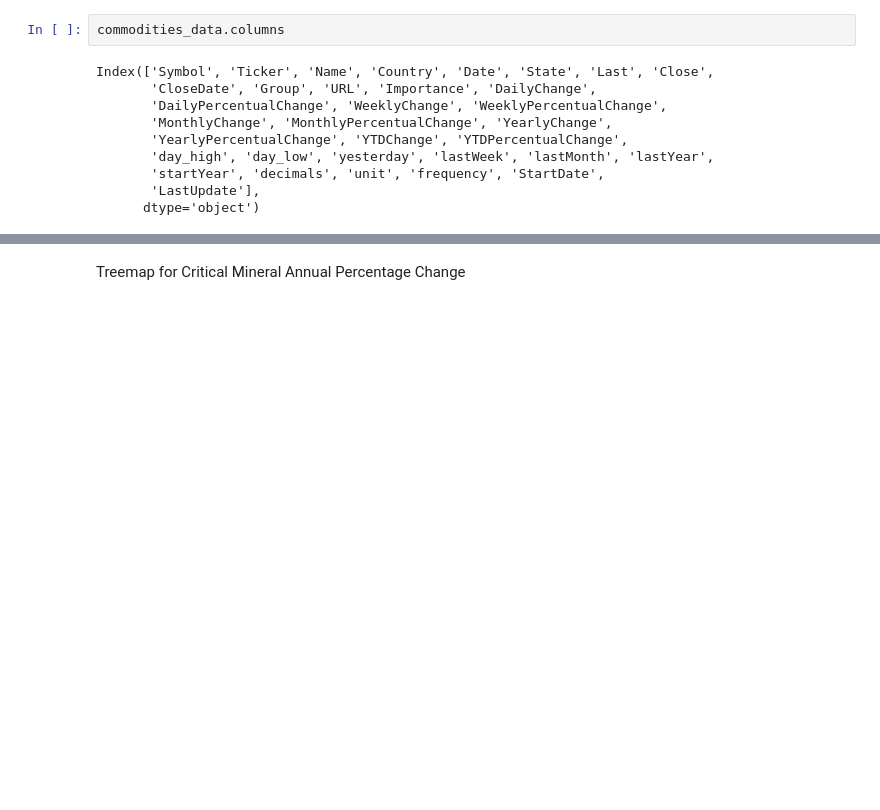
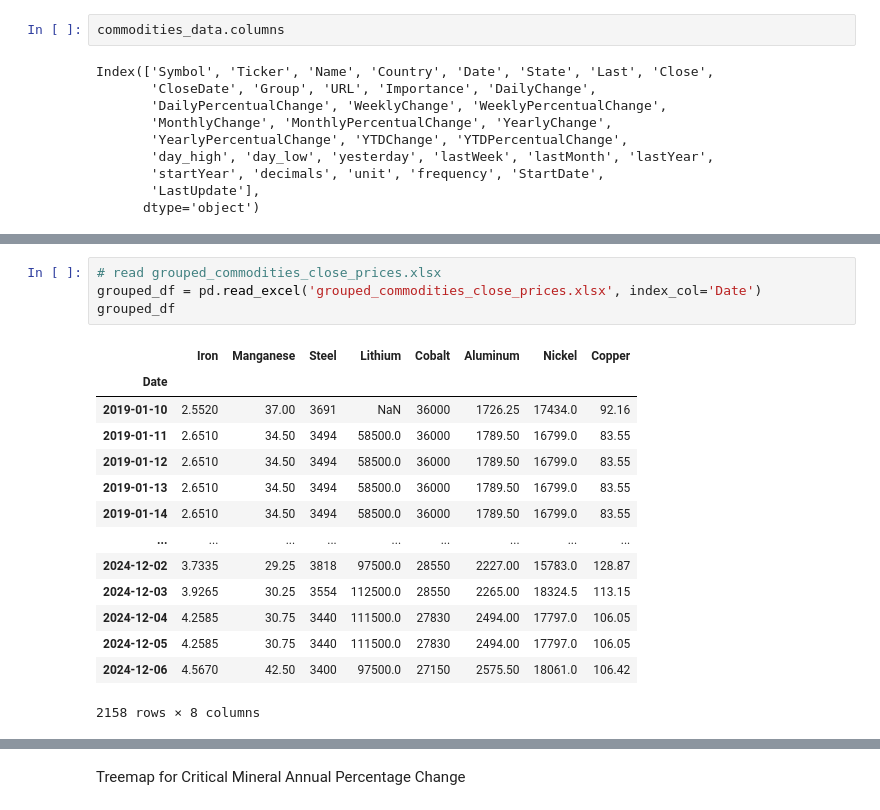
Before and after one commit to YueWang417/UN, a Jupyter notebook: Price Volitility.ipynb, the cells around one changed output, grey strips where cells are left out. Drawn from its saved outputs; the diff is of its cells as text; blank space fills up the shorter version.

```diff
--- a/Price Volitility.ipynb
+++ b/Price Volitility.ipynb
@@ -153,0 +189,19 @@ plt.show()
+# %%
+# read grouped_commodities_close_prices.xlsx
+grouped_df = pd.read_excel('grouped_commodities_close_prices.xlsx', index_col='Date')
+grouped_df
+# %% [output]
+|  | Iron | Manganese | Steel | Lithium | Cobalt | Aluminum | Nickel | Copper |
+| Date |  |  |  |  |  |  |  |  |
+| 2019-01-10 | 2.5520 | 37.00 | 3691 | NaN | 36000 | 1726.25 | 17434.0 | 92.16 |
+| 2019-01-11 | 2.6510 | 34.50 | 3494 | 58500.0 | 36000 | 1789.50 | 16799.0 | 83.55 |
+| 2019-01-12 | 2.6510 | 34.50 | 3494 | 58500.0 | 36000 | 1789.50 | 16799.0 | 83.55 |
+| 2019-01-13 | 2.6510 | 34.50 | 3494 | 58500.0 | 36000 | 1789.50 | 16799.0 | 83.55 |
+| 2019-01-14 | 2.6510 | 34.50 | 3494 | 58500.0 | 36000 | 1789.50 | 16799.0 | 83.55 |
+| ... | ... | ... | ... | ... | ... | ... | ... | ... |
+| 2024-12-02 | 3.7335 | 29.25 | 3818 | 97500.0 | 28550 | 2227.00 | 15783.0 | 128.87 |
+| 2024-12-03 | 3.9265 | 30.25 | 3554 | 112500.0 | 28550 | 2265.00 | 18324.5 | 113.15 |
+| 2024-12-04 | 4.2585 | 30.75 | 3440 | 111500.0 | 27830 | 2494.00 | 17797.0 | 106.05 |
+| 2024-12-05 | 4.2585 | 30.75 | 3440 | 111500.0 | 27830 | 2494.00 | 17797.0 | 106.05 |
+| 2024-12-06 | 4.5670 | 42.50 | 3400 | 97500.0 | 27150 | 2575.50 | 18061.0 | 106.42 |
+2158 rows × 8 columns
```
Also changed, not shown: parts of 12 cells of this notebook, 5 other files.
